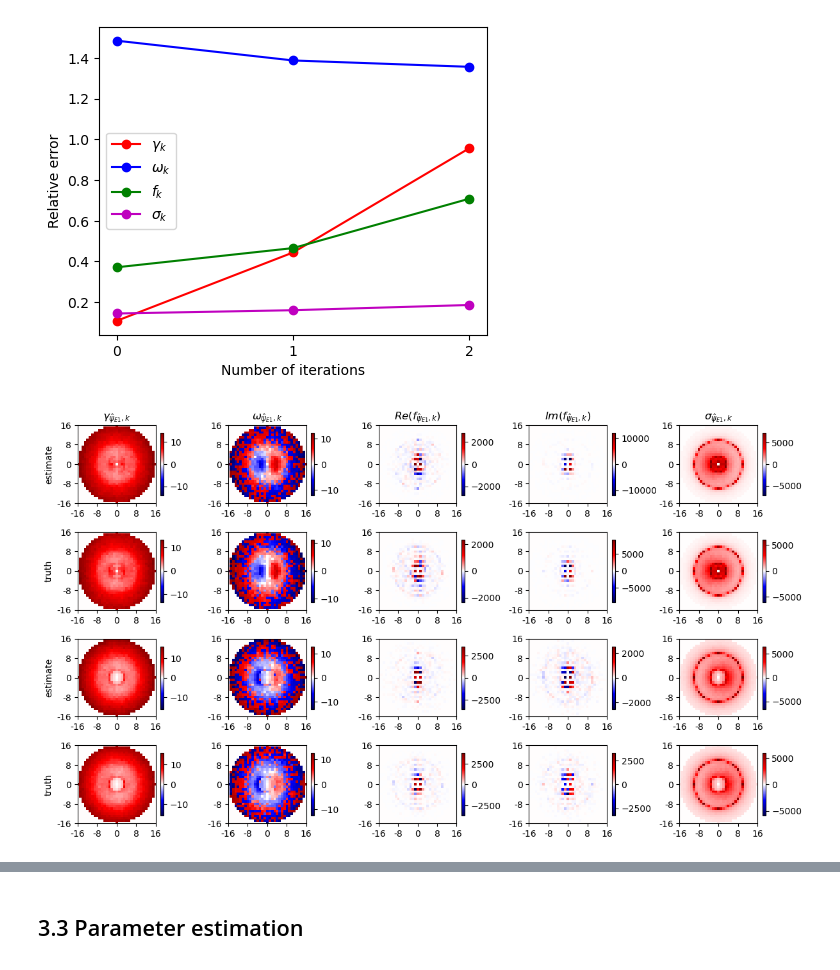
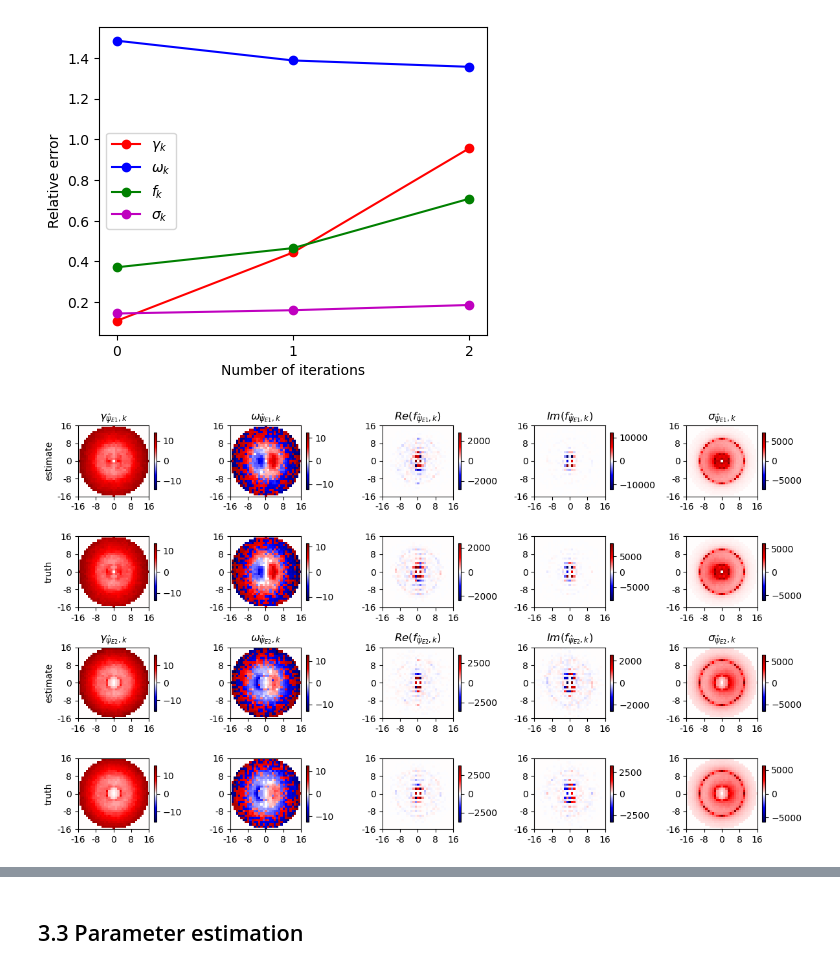
Before and after one commit to zhongruiw/DAnPE_CGKN, a Jupyter notebook: code/DAnPE_CGKN.ipynb, the cells around one changed output, grey strips where cells are left out. Drawn from its saved outputs; the diff is of its cells as text; code cells hidden in the pictures.

```diff
--- a/code/DAnPE_CGKN.ipynb
+++ b/code/DAnPE_CGKN.ipynb
@@ -831,3 +959,32 @@ print('RMSE(lower layer):', rmse2_m)
 LSM DA
 RMSE(upper layer): 0.34722467937836016
 RMSE(lower layer): 0.3935652789607252
+# %%
+# load data of LSM
+eigens = np.load('../data/eigens_K128_beta22.npz')
+r1 = eigens['r1']
+r2 = eigens['r2']
+# truncate parameter
+r_cut = 16
+style = 'circle'
+
+# Truth of eigenmodes
+psi_k_t, tau_k_t = layer2eigen(K, r_cut, r1, r2, psi1_k_t, psi2_k_t, style=style)
+
+N = 100000
+
+# ifft to real space
+psi1_t = ifftnroll(K, psi1_k_t)
+psi2_t = ifftnroll(K, psi2_k_t)
+psi1_pos_lsm = ifftnroll(K, psi1_k_pos_lsm)
+psi2_pos_lsm = ifftnroll(K, psi2_k_pos_lsm)
+
+# RMSE
+n_start = 0 # spin up time
+rmse1_xy = np.sqrt(np.mean((psi1_pos_lsm[:,:,n_start:] - psi1_t[:,:,n_start:])**2, axis=(0,1)))
+rmse2_xy = np.sqrt(np.mean((psi2_pos_lsm[:,:,n_start:] - psi2_t[:,:,n_start:])**2, axis=(0,1)))
+rmse1_m = np.mean(rmse1_xy)
+rmse2_m = np.mean(rmse2_xy)
+print('LSM DA')
+print('RMSE(upper layer):', rmse1_m)
+print('RMSE(lower layer):', rmse2_m)
@@ -1034,6 +1242,17 @@ plt.show()
 # truncate parameter
 r_cut = 16
 style = 'circle'
+# %%
+dt = 1e-3
+N = 100000
+K = 128
+s_rate = 16
+eigens = np.load('../data/eigens_K128_beta22.npz')
+r1 = eigens['r1']
+r2 = eigens['r2']
+# truncate parameter
+r_cut = 16
+style = 'circle'
 # %%
 # Plot modes of omega
 nrow = 4; ncol = 5
@@ -1081,31 +1300,36 @@ Kx = np.fft.fftfreq(K) * K
 Kx_shift = np.roll(Kx, shift=K//2, axis=0)
 r = r_cut
 
 for i in range(nrow):
     for j in range(ncol):
         n_tick = K//8
         maxabs = np.max(abs(dataplot[:, :, i, j]))
         im = axs[i,j].imshow(dataplot[:, :, i, j], cmap='seismic', vmin=-maxabs, vmax=maxabs)
         axs[i,j].set_xticks(np.linspace(0, K, num=n_tick, endpoint=False))
         axs[i,j].set_yticks(np.linspace(0, K, num=n_tick, endpoint=False))
         axs[i,j].set_xticklabels(Kx_shift[::K//n_tick].astype(int))
         axs[i,j].set_yticklabels(Kx_shift[::K//n_tick].astype(int))
         axs[i,j].set_xlim(K//2-r, K//2+r)
         axs[i,j].set_ylim(K//2-r, K//2+r)
         fig.colorbar(im, ax=axs[i,j], shrink=0.8)
 
 axs[0,0].set_title(r'$\gamma_{{\hat{\psi}_{E1}},k}$')
 axs[0,1].set_title(r'$\omega_{{\hat{\psi}_{E1}},k}$')
 axs[0,2].set_title(r'$Re(f_{{\hat{\psi}_{E1}},k})$')
 axs[0,3].set_title(r'$Im(f_{{\hat{\psi}_{E1}},k})$')
 axs[0,4].set_title(r'$\sigma_{{\hat{\psi}_{E1}},k}$')
+axs[2,0].set_title(r'$\gamma_{{\hat{\psi}_{E2}},k}$')
+axs[2,1].set_title(r'$\omega_{{\hat{\psi}_{E2}},k}$')
+axs[2,2].set_title(r'$Re(f_{{\hat{\psi}_{E2}},k})$')
+axs[2,3].set_title(r'$Im(f_{{\hat{\psi}_{E2}},k})$')
+axs[2,4].set_title(r'$\sigma_{{\hat{\psi}_{E2}},k}$')
 axs[0,0].set_ylabel('estimate')
 axs[1,0].set_ylabel('truth')
 axs[2,0].set_ylabel('estimate')
 axs[3,0].set_ylabel('truth')
 
 plt.tight_layout()
 plt.savefig('../figure/params_k_lsm_iter0.png', dpi=100)
 plt.show()
 # %% [output]
-[figure, old version]
+[figure, new version]
```
Also changed, not shown: parts of 27 cells of this notebook, 7 other files.
